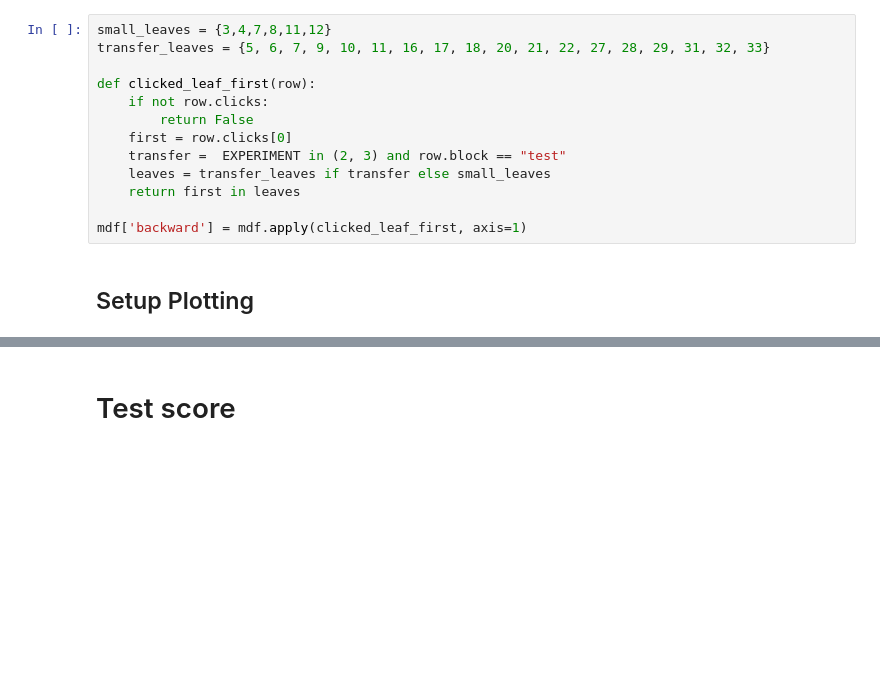
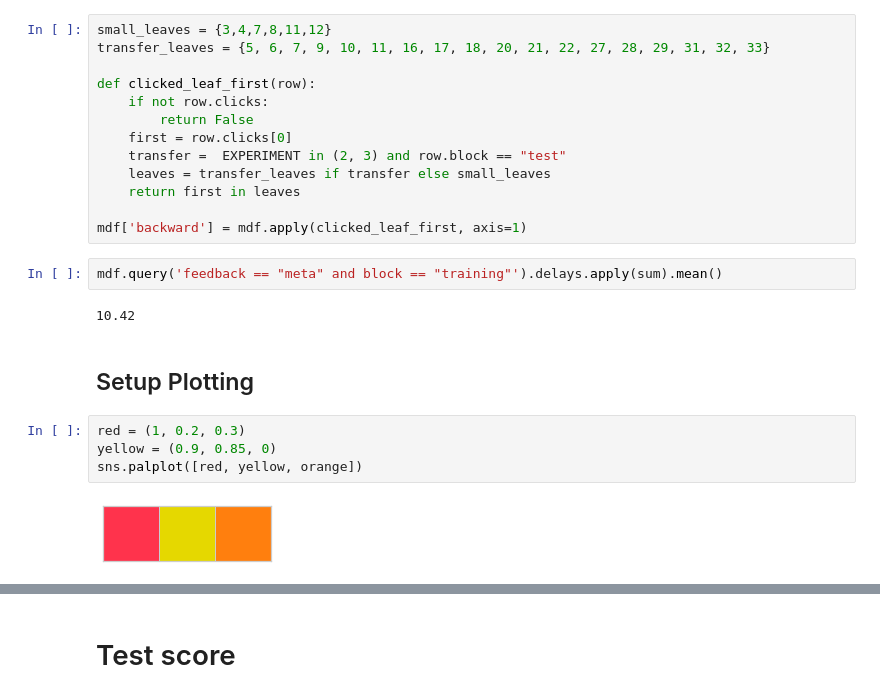
Before and after one commit to fredcallaway/ai-for-improving-human-planning, a Jupyter notebook: analysis/main.ipynb, the cells around one changed output, grey strips where cells are left out. Saved outputs shown, nothing was run; the diff lists cells and outputs as text; blank space fills up the shorter version.

```diff
--- a/analysis/main.ipynb
+++ b/analysis/main.ipynb
@@ -144,8 +143,18 @@ def clicked_leaf_first(row):
     return first in leaves
 
 mdf['backward'] = mdf.apply(clicked_leaf_first, axis=1)
+# %%
+mdf.query('feedback == "meta" and block == "training"').delays.apply(sum).mean()
+# %% [output]
+10.42
 # %% [markdown]
 ## Setup Plotting
+# %%
+red = (1, 0.2, 0.3)
+yellow = (0.9, 0.85, 0)
+sns.palplot([red, yellow, orange])
+# %% [output]
+[figure, added]
 # %%
 figure = Figures(path=f'figs/{EXPERIMENT}', formats=['pdf', 'png']).plot
 
```
Also changed, not shown: parts of 6 cells of this notebook, 11 other files.
